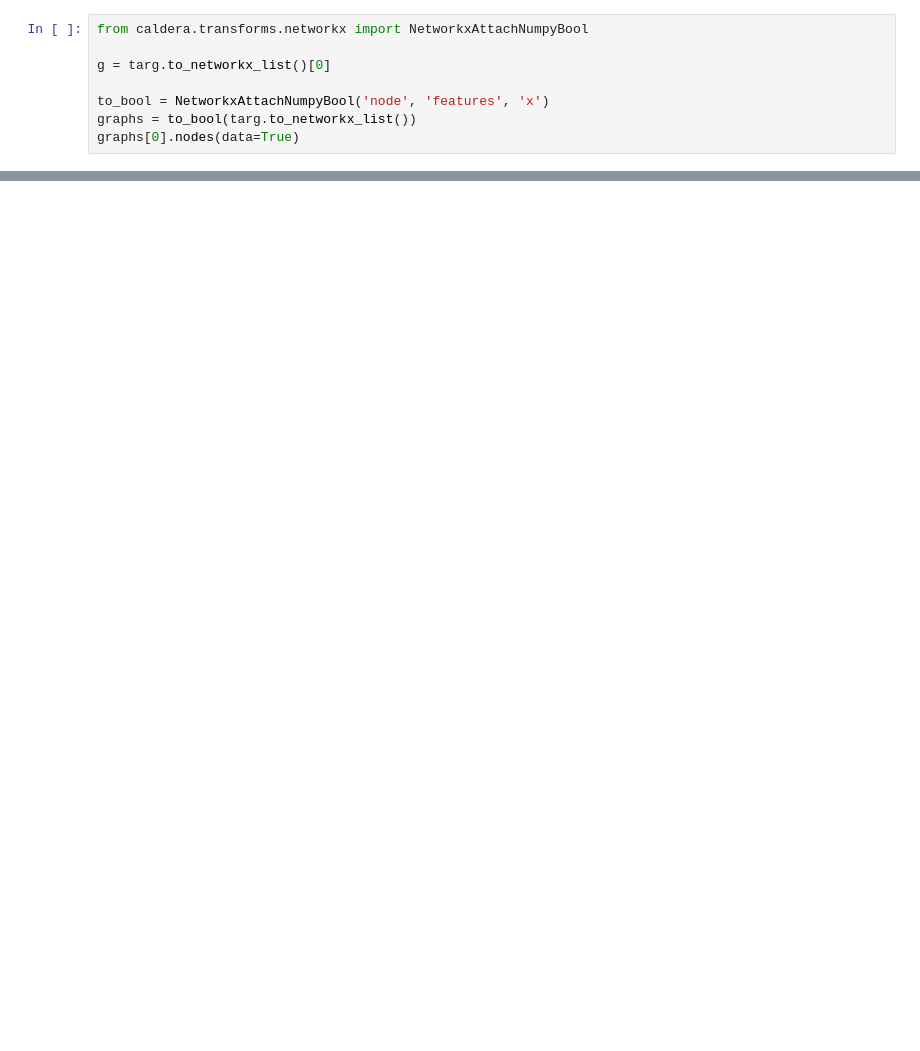
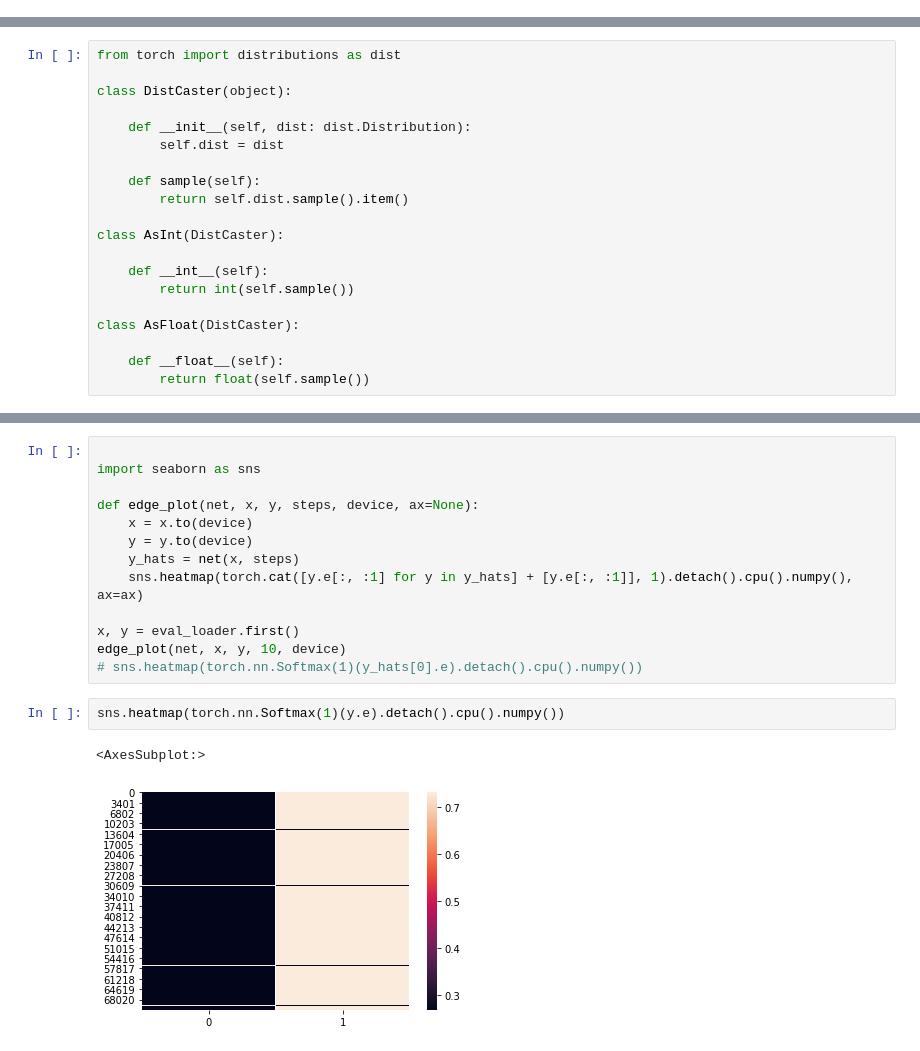
Before and after one commit to jvrana/caldera, a Jupyter notebook: examples/traversals/notebook.ipynb, the cells around one changed output, grey strips where cells are left out. Drawn from its saved outputs; the diff is of its cells as text; blank space fills up the shorter version.

```diff
--- a/examples/traversals/notebook.ipynb
+++ b/examples/traversals/notebook.ipynb
@@ -222,8 +0,0 @@ inp, targ = data.eval_loader().first()
-# %%
-from caldera.transforms.networkx import NetworkxAttachNumpyBool
-
-g = targ.to_networkx_list()[0]
-
-to_bool = NetworkxAttachNumpyBool('node', 'features', 'x')
-graphs = to_bool(targ.to_networkx_list())
-graphs[0].nodes(data=True)
@@ -560,0 +82,20 @@ bar.progress.tasks[0].completed
+# %%
+from torch import distributions as dist
+
+class DistCaster(object):
+
+    def __init__(self, dist: dist.Distribution):
+        self.dist = dist
+
+    def sample(self):
+        return self.dist.sample().item()
+
+class AsInt(DistCaster):
+
+    def __int__(self):
+        return int(self.sample())
+
+class AsFloat(DistCaster):
+
+    def __float__(self):
+        return float(self.sample())
@@ -560,0 +455,18 @@ bar.progress.tasks[0].completed
+# %%
+
+import seaborn as sns
+
+def edge_plot(net, x, y, steps, device, ax=None):
+    x = x.to(device)
+    y = y.to(device)
+    y_hats = net(x, steps)
+    sns.heatmap(torch.cat([y.e[:, :1] for y in y_hats] + [y.e[:, :1]], 1).detach().cpu().numpy(), ax=ax)
+
+x, y = eval_loader.first()
+edge_plot(net, x, y, 10, device)
+# sns.heatmap(torch.nn.Softmax(1)(y_hats[0].e).detach().cpu().numpy())
+# %%
+sns.heatmap(torch.nn.Softmax(1)(y.e).detach().cpu().numpy())
+# %% [output]
+<AxesSubplot:>
+[figure, added]
```
Also changed, not shown: parts of 36 cells of this notebook, 10 other files.
